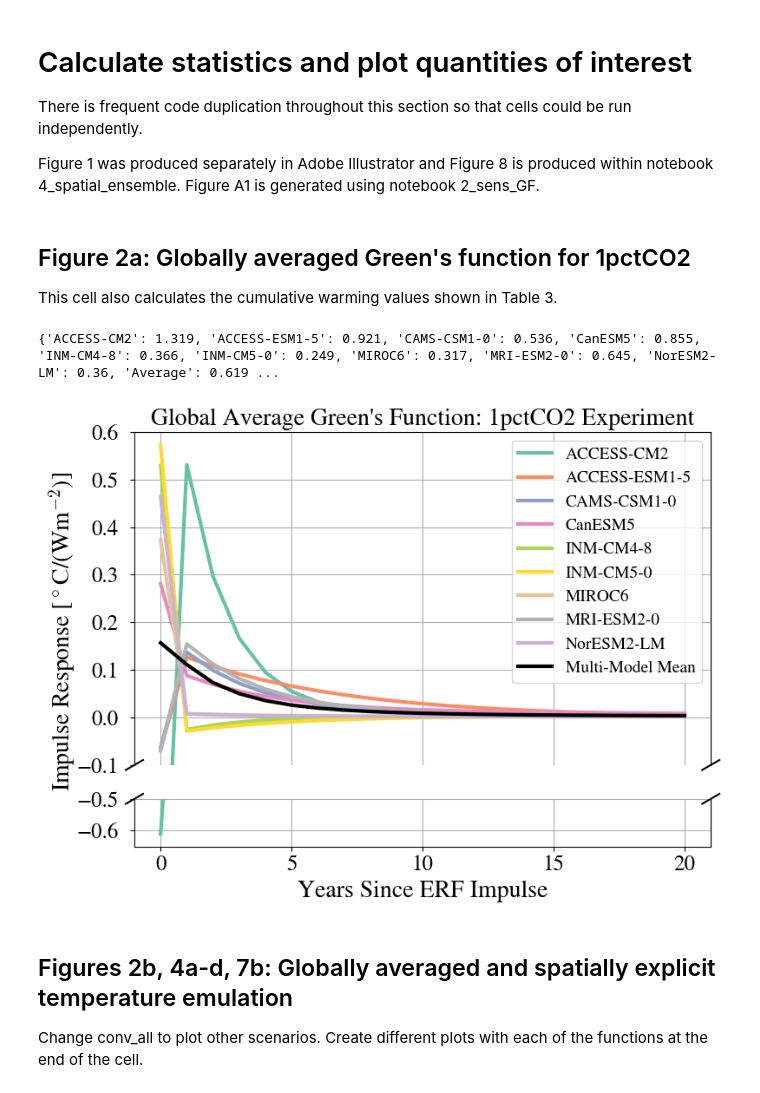
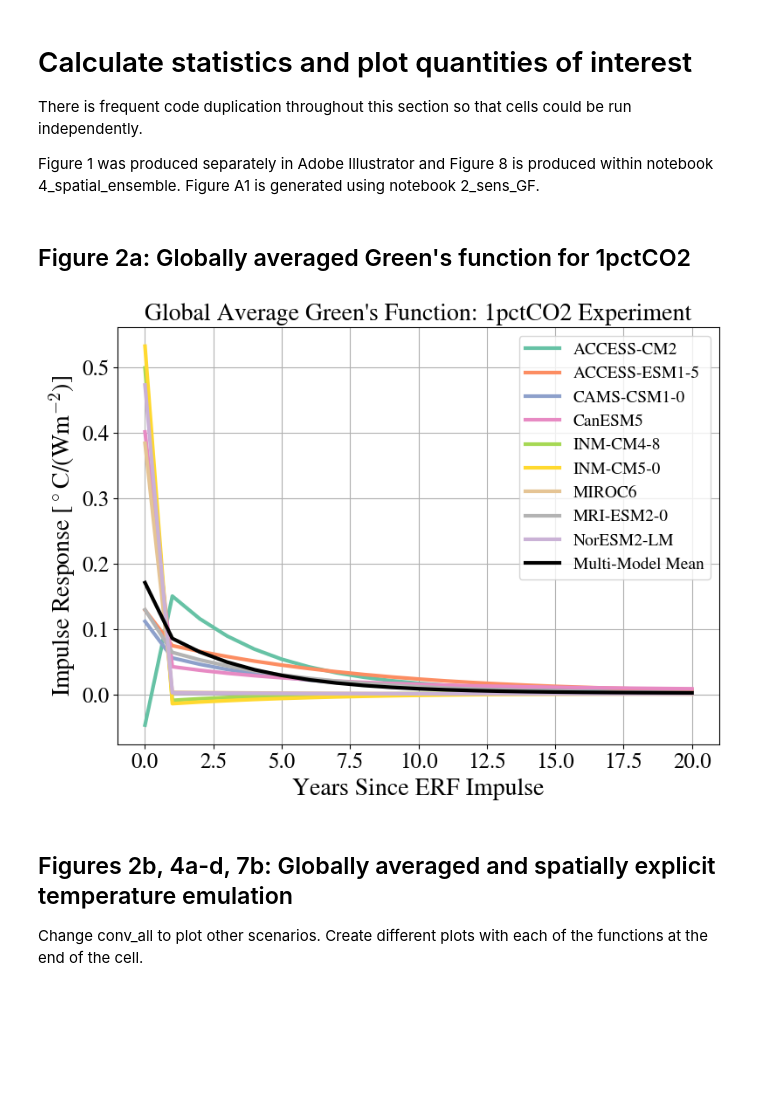
Before and after one commit to cbwomack/ERF_Greens, a Jupyter notebook: ERF_Emulator/3_paper_plots.ipynb, the cells around one changed output. Drawn from its saved outputs; the diff is of its cells as text; code cells hidden in the pictures; blank space fills up the shorter version.

```diff
--- a/ERF_Emulator/3_paper_plots.ipynb
+++ b/ERF_Emulator/3_paper_plots.ipynb
@@ -28,86 +28,55 @@ There is frequent code duplication throughout this section so that cells could b
 Figure 1 was produced separately in Adobe Illustrator and Figure 8 is produced within notebook 4_spatial_ensemble. Figure A1 is generated using notebook 2_sens_GF.
 # %% [markdown]
 ## Figure 2a: Globally averaged Green's function for 1pctCO2
-
-This cell also calculates the cumulative warming values shown in Table 3.
 # %%
 # Declare output paths and necesary variables
 output_path = ERFutils.path_to_ERF_outputs
 figure_path = ERFutils.path_to_figures
 save_fig = False
 A = ERFutils.A
 
 # Training data id
 train_id = '1pctCO2'
 
-# Store area under each curve
-area = {}
-
 # Import Green's functions
 G_ds_path = f'{output_path}GFs/G_{train_id}_multi_ds.nc4'
 G_ds = xr.open_dataset(G_ds_path)['G[tas]']
 G_ds.name = 'G'
 G_ds = G_ds.sel(year = slice(0,84))
 
+G_mean_ds_path = f'{output_path}GFs/G_{train_id}_mean_ds.nc4'
+G_mean_ds = xr.open_dataset(G_mean_ds_path)['G[tas]']
+G_mean_ds.name = 'G'
+G_mean_ds = G_mean_ds.sel(year = slice(0,84))
+
 time = np.arange(0,21)
 
 # Create the figure and two subplots
-fig, (ax1, ax2) = plt.subplots(2, 1, sharex=True, figsize = [8,6], gridspec_kw={'height_ratios': [7, 1]})
+fig, ax = plt.subplots(figsize = [8,6])
 
 for i, m in enumerate(sorted(list(ERFutils.model_set))):
     response = G_ds.sel(model = m).weighted(A).mean(dim = ['lat','lon'])
-    area[m] = np.round(np.trapz(response.values),3)
-    ax1.plot(time, response.values[0:21], linewidth=3, color=brewer2_light(i), label=m)
-    ax2.plot(time, response.values[0:21], lw=3, color=brewer2_light(i))
+    ax.plot(time, response.values[0:21], linewidth=3, color=brewer2_light(i), label=m)
 
 # Plot globally averaged Green's function)
-ax1.plot(G_ds.mean(dim = 'model').weighted(A).mean(dim = ['lat','lon']).values[0:21], linewidth=3, color='k', label='Multi-Model Mean')
-area['Average'] = np.round(np.trapz(G_ds.mean(dim = 'model').weighted(A).mean(dim = ['lat','lon']).values),3)
-ax1.legend(fontsize=14, loc = 'upper right')
-ax1.set_title(f'Global Average Green\'s Function: {train_id} Experiment',fontsize=20)
+#ax.plot(G_ds.mean(dim = 'model').weighted(A).mean(dim = ['lat','lon']).values[0:21], linewidth=3, color='k', label='Multi-Model Mean')
+ax.plot(G_mean_ds.weighted(A).mean(dim = ['lat','lon']).values[0:21], linewidth=3, color='k', label='Multi-Model Mean')
+ax.legend(fontsize=14, loc = 'upper right')
+ax.set_title(f'Global Average Green\'s Function: {train_id} Experiment',fontsize=20)
 
-ax1.tick_params(axis='both', which='major', labelsize=18)
-ax2.tick_params(axis='both', which='major', labelsize=18)
-ax2.set_xlabel('Years Since ERF Impulse',fontsize=20)
-ax1.set_ylabel('Impulse Response [$^\circ$C/(Wm$^{-2}$)]',fontsize=20)
-ax1.yaxis.set_label_coords(-0.1, 0.4)
+ax.tick_params(axis='both', which='major', labelsize=18)
+ax.set_xlabel('Years Since ERF Impulse',fontsize=20)
+ax.set_ylabel('Impulse Response [$^\circ$C/(Wm$^{-2}$)]',fontsize=20)
 
-ax1.grid(True)
-ax2.grid(True)
-
-# Push the y-ticks away from the plot
-ax1.yaxis.set_tick_params(pad=10)
-ax2.yaxis.set_tick_params(pad=10)
-
-# Set y-axis limits with descending order for the top plot
-ax1.set_ylim(-0.1, 0.6)
-ax2.set_ylim(-0.65, -0.5)
-
-# Hide the spines between the two y-axes to create a visual "break"
-ax1.spines['bottom'].set_visible(False)
-ax2.spines['top'].set_visible(False)
-ax1.tick_params(bottom=False)  # Hide x-ticks on the upper plot
-
-# Add diagonal lines to show the break in the y-axis
-d = 0.015  # Diagonal line size
-kwargs = dict(transform=ax1.transAxes, color='k', clip_on=False)
-ax1.plot((-d, +d), (-d, +d), **kwargs)       # Top-left diagonal
-ax1.plot((1 - d, 1 + d), (-d, +d), **kwargs) # Top-right diagonal
-
-kwargs.update(transform=ax2.transAxes)
-ax2.plot((-d, +d), (1 - 7*d, 1 + 7*d), **kwargs)       # Bottom-left diagonal
-ax2.plot((1 - d, 1 + d), (1 - 7*d, 1 + 7*d), **kwargs) # Bottom-right diagonal
+ax.grid(True)
 
 fig.tight_layout()
-
-print(area)
 
 # Save figure as a .pdf
 if save_fig:
     plt.savefig(f'{figure_path}global_multi_GF_{train_id}_final.pdf', bbox_inches = 'tight', dpi = 500)
 # %% [output]
-{'ACCESS-CM2': 1.319, 'ACCESS-ESM1-5': 0.921, 'CAMS-CSM1-0': 0.536, 'CanESM5': 0.855, 'INM-CM4-8': 0.366, 'INM-CM5-0': 0.249, 'MIROC6': 0.317, 'MRI-ESM2-0': 0.645, 'NorESM2-LM': 0.36, 'Average': 0.619 ...
-[figure, old version]
+[figure, new version]
 # %% [markdown]
 ## Figures 2b, 4a-d, 7b: Globally averaged and spatially explicit temperature emulation
 Change conv_all to plot other scenarios. Create different plots with each of the functions at the end of the cell.
```
Also changed, not shown: parts of 3 cells of this notebook, 2 other files.
